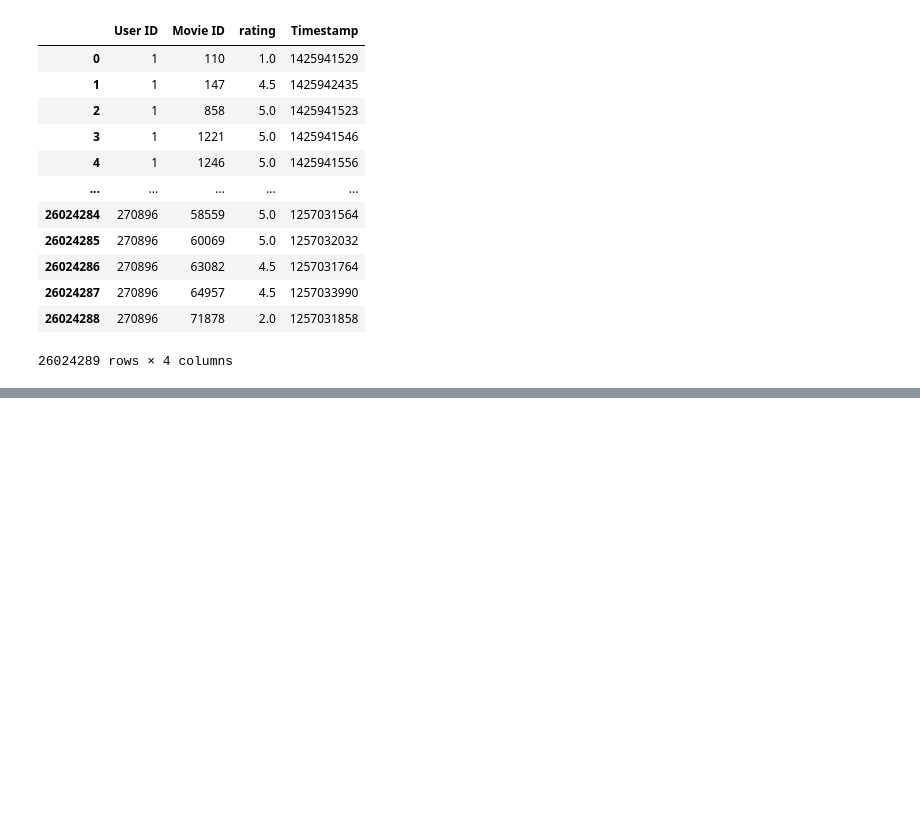
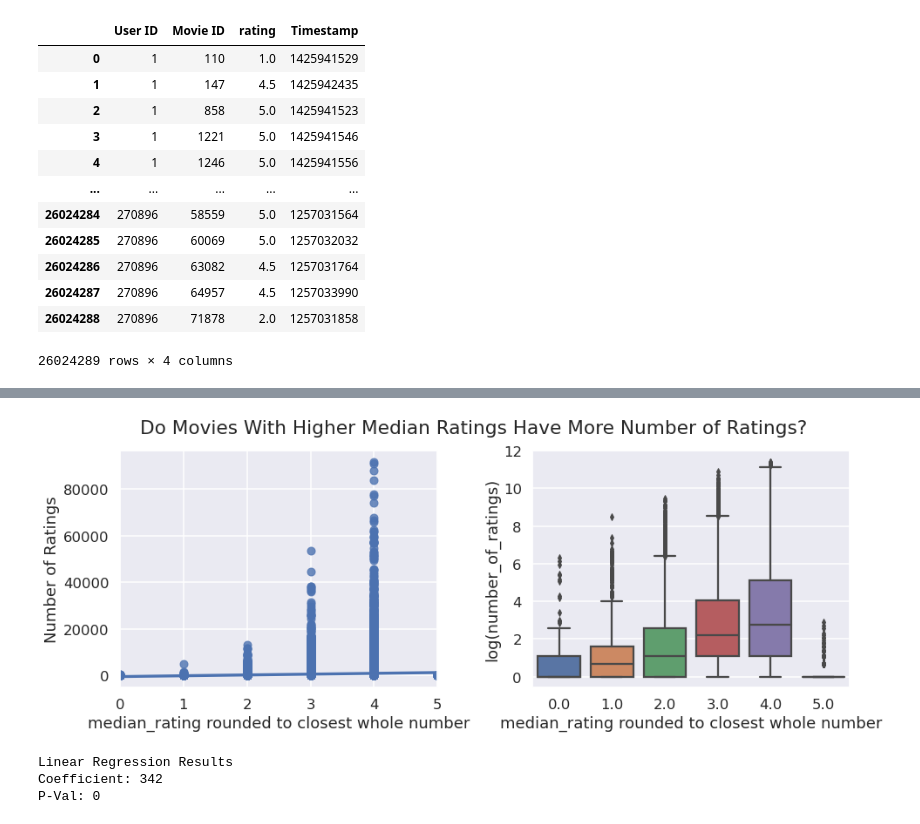
Before and after one commit to xiw019/DS3_MovieReccomenderSystem, a Jupyter notebook: Movies_Recommender_System.ipynb, the cells around one changed output, grey strips where cells are left out. Cells and saved outputs as stored; diff of their text form; code cells hidden in the pictures; blank space fills up the shorter version.

```diff
--- a/Movies_Recommender_System.ipynb
+++ b/Movies_Recommender_System.ipynb
@@ -650,0 +694,27 @@ ratings_df
+# %%
+rating_per_number_of_ratings = ratings_df.groupby('Movie ID').agg({'User ID': 'count', 'rating': 'median'})
+rating_per_number_of_ratings = rating_per_number_of_ratings.rename(columns={'User ID': 'number_of_ratings', 'rating': 'median_rating'})
+rating_per_number_of_ratings = np.round(rating_per_number_of_ratings)
+
+fig, axes = plt.subplots(1, 2)
+fig.set_figwidth(15)
+fig.set_figheight(5)
+fig.subplots_adjust(wspace=0.3)
+fig.suptitle('Do Movies With Higher Median Ratings Have More Number of Ratings?')
+
+sns.regplot(x='median_rating', y='number_of_ratings', data=rating_per_number_of_ratings, ax=axes[0])
+axes[0].set_xlabel('median_rating rounded to closest whole number')
+axes[0].set_ylabel('Number of Ratings')
+slope, intercept, r_value, p_value, std_err = stats.linregress(rating_per_number_of_ratings['median_rating'],rating_per_number_of_ratings['number_of_ratings'])
+
+sns.boxplot(x=rating_per_number_of_ratings["median_rating"], y=np.log(rating_per_number_of_ratings["number_of_ratings"]), ax=axes[1])
+axes[1].set_xlabel('median_rating rounded to closest whole number')
+axes[1].set_ylabel('log(number_of_ratings)')
+
+plt.show()
+print('Linear Regression Results\nCoefficient: %d\nP-Val: %d' % (slope, p_value))
+# %% [output]
+[figure, added]
+Linear Regression Results
+Coefficient: 342
+P-Val: 0
```
Also changed, not shown: parts of 54 cells of this notebook.
